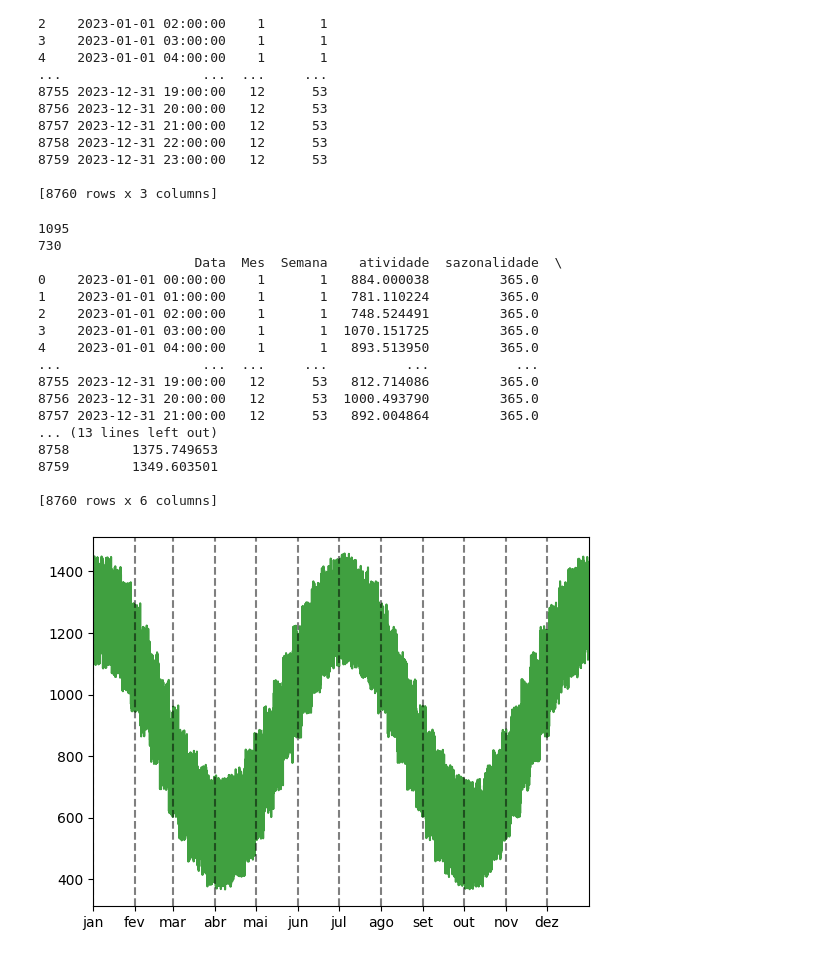
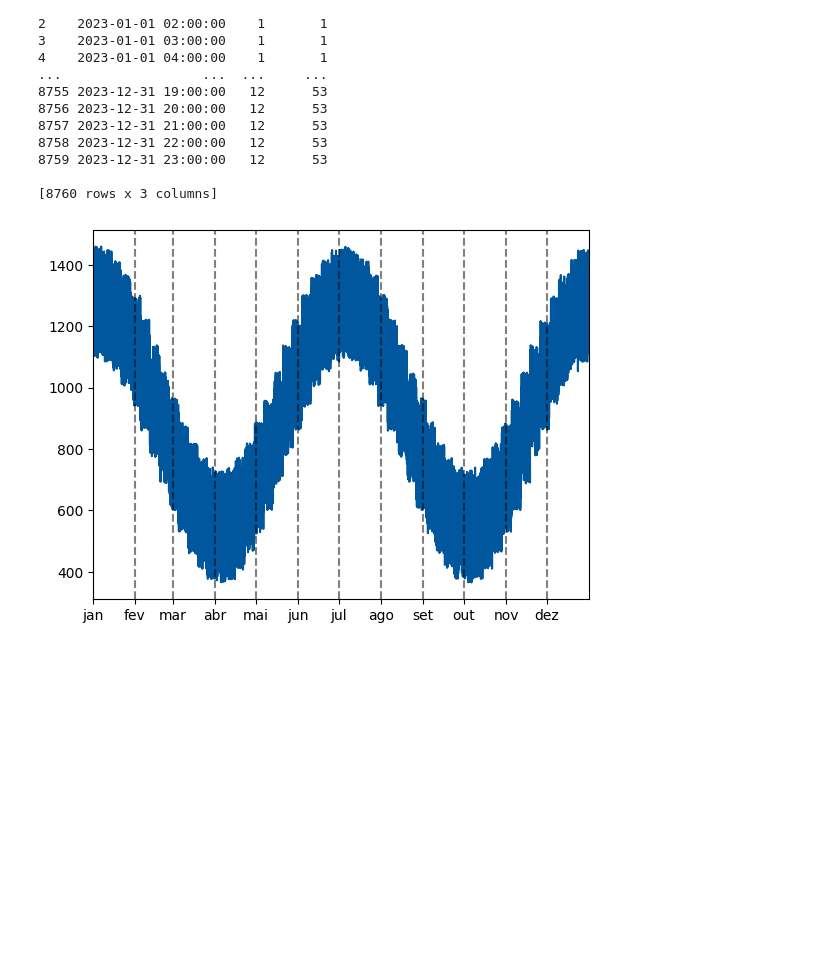
Before and after one commit to josehenriquehess/ENS5173_202401, a Jupyter notebook: Trabalho01.ipynb, the cells around one changed output. Cells and saved outputs as stored; diff of their text form; code cells hidden in the pictures; blank space fills up the shorter version.

```diff
--- a/Trabalho01.ipynb
+++ b/Trabalho01.ipynb
@@ -69,28 +69,27 @@ fig,ax = plt.subplots(len(fe.columns)-1,1,sharex=True,figsize=(8,11))
 
 #Loop para preencher o subplot com os gráficos de barra
 for ii in range(1,len(fe.columns)):
-    barras = ax[ii-1].bar(fe['Processo'], atv * fe.iloc[:, ii], color='gray')
+    barras = ax[ii-1].bar(fe['Processo'], atv * fe.iloc[:, ii], color='#00579D')
 
     # Anotando o valor de cada barra e o fator de emissão de cada barra
     for barra in barras:
         altura = barra.get_height()
         if np.isfinite(altura):  # Verificando se a altura não é nan
             i = round((barra.get_x())-0.6)+1
-            print(i)
             # Adicionando os valores totais de emissão e de fator de emissão
             ax[ii-1].text(barra.get_x() + barra.get_width() / 2, altura + 0.05 * atv*fe.iloc[:,ii].max(), milhao(altura, None),
                           ha='center', va='bottom', fontsize=8,
                           bbox=dict(facecolor='white', alpha=1, edgecolor='black'))
             ax[ii-1].text(barra.get_x() + barra.get_width() / 2, altura - 0.02 * atv*fe.iloc[:,ii].max(), fe.iloc[i, ii],
                           ha='center', va='top', fontsize=8,
-                          bbox=dict(facecolor='lightgray', alpha=1, edgecolor='black'))
+                          bbox=dict(facecolor='#7FABCE', alpha=1, edgecolor='black'))
 
     # Explicação dos textos
     if ii == 1:
         ax[ii-1].text(0.95, 0.95, 'Emissão em kg', transform=ax[ii-1].transAxes, fontsize=8,
                       verticalalignment='top', horizontalalignment='right', bbox=dict(facecolor='white', alpha=1))
         ax[ii-1].text(0.95, 0.85, 'Fator de emissão em kg/Mg', transform=ax[ii-1].transAxes, fontsize=8,
-                      verticalalignment='top', horizontalalignment='right', bbox=dict(facecolor='lightgray', alpha=1))
+                      verticalalignment='top', horizontalalignment='right', bbox=dict(facecolor='#7FABCE', alpha=1))
 
     # If Else para deixar o eixo x apenas no último gráfico
     if ax[2] == ax[ii-1]:
@@ -179,57 +168,37 @@ atvMin = atv*(4/5)
 atvMaxH = int(atvMax/(365*24))
 atvMinH = int(atvMin/(365*24))
 
-print(atvMaxH)
-print(atvMinH)
-
 # Criando atividade aleatória
 atvArray = (atvMaxH - atvMinH)*np.random.rand(n) + atvMinH
 df['atividade'] = atvArray
 
 # Criando componente sazonal
 sazonalidade = atvMinH*np.cos((2*np.pi)*(df['Semana']-1)/26)/2
 df['sazonalidade'] = sazonalidade
-print(df)
+#print(df)
 
 # Criando atividade real
 atvHor = atvArray + sazonalidade
 df['Atividade Horária'] = atvHor
 
 # Configurando o locale para português
 locale.setlocale(locale.LC_TIME, 'pt_BR.utf8')
 
 # Criando uma figura com os valores aleatórios
 fig, ax= plt.subplots()
 
-ax.plot(df['Data'],df['Atividade Horária'], color = 'green', alpha = 0.75, label = 'Produção horária')
-ax.plot(df['Data'],df['Atividade Horária'], color = 'green', alpha = 0.75)
+ax.plot(df['Data'],df['Atividade Horária'], color = '#00579D', alpha = 1, label = 'Produção horária')
+#ax.plot(df['Data'],df['Atividade Horária'], color = 'green', alpha = 0.75)
 ax.set_xlim(pd.Timestamp('2023-01-01'), pd.Timestamp('2023-12-31 23:00:00'))
 
 # Adicionando linha para cada mês
 for date in pd.date_range(start='2023-01-01', end='2023-12-31', freq='MS'):
-    ax.axvline(x=date, color='black', linestyle='--', alpha=0.5)  # Escolha a cor, estilo e transparência conforme desejado
+    ax.axvline(x=date, color='black', linestyle='--', alpha=0.5)
 
 # Configurando o formato do eixo x para mostrar os meses abreviados
 ax.xaxis.set_major_locator(mdates.MonthLocator())  # Coloca um marcador em cada mês
 ax.xaxis.set_major_formatter(mdates.DateFormatter('%b'))  # Mostra os três primeiros caracteres do mês
 
 df.to_csv(r"C:\Users\joseh\Documents\GitHub\ENS5173_202401\tabelas\ativWEG.csv")
 # %% [output]
-1095
-730
-                    Data  Mes  Semana    atividade  sazonalidade  \
-0    2023-01-01 00:00:00    1       1   884.000038         365.0
-1    2023-01-01 01:00:00    1       1   781.110224         365.0
-2    2023-01-01 02:00:00    1       1   748.524491         365.0
-3    2023-01-01 03:00:00    1       1  1070.151725         365.0
-4    2023-01-01 04:00:00    1       1   893.513950         365.0
-...                  ...  ...     ...          ...           ...
-8755 2023-12-31 19:00:00   12      53   812.714086         365.0
-8756 2023-12-31 20:00:00   12      53  1000.493790         365.0
-8757 2023-12-31 21:00:00   12      53   892.004864         365.0
-... (13 lines left out)
-8758        1375.749653
-8759        1349.603501
-
-[8760 rows x 6 columns]
-[figure, old version]
+[figure, new version]
```
Also changed, not shown: parts of 1 cell of this notebook.
